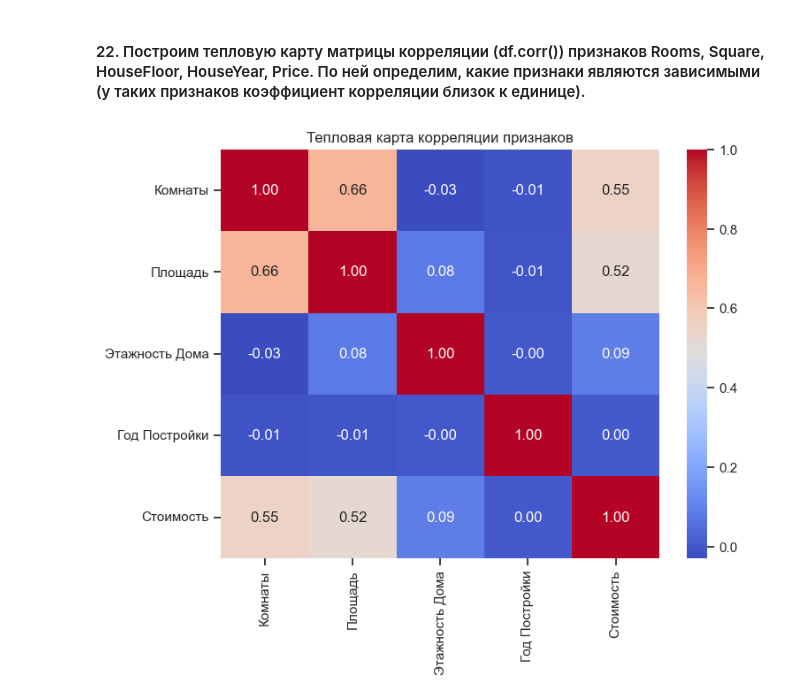
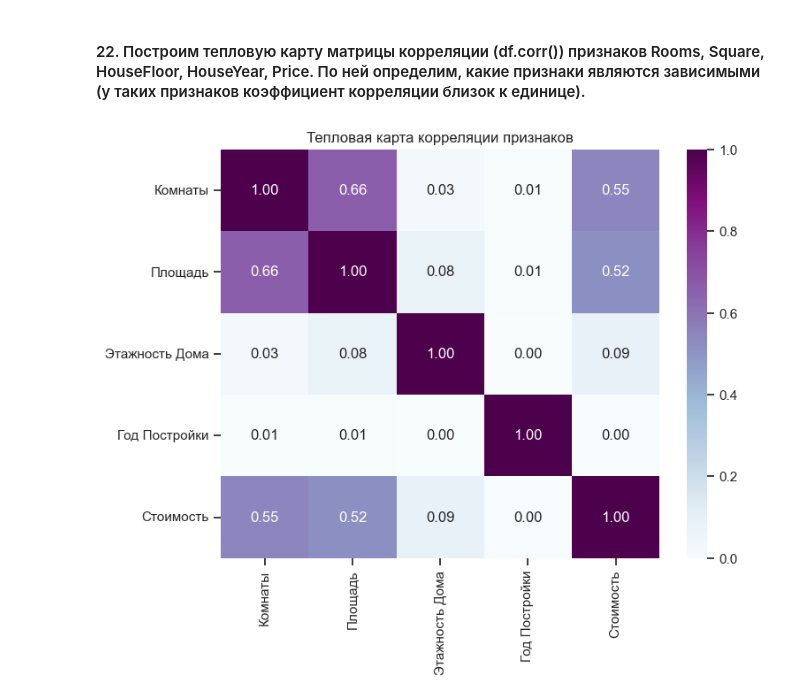
Before and after one commit to CamilaMusina/ML, a Jupyter notebook: lab1/lab1_ml.ipynb, the cells around one changed output. Drawn from its saved outputs; the diff is of its cells as text; code cells hidden in the pictures.

```diff
--- a/lab1/lab1_ml.ipynb
+++ b/lab1/lab1_ml.ipynb
@@ -576,11 +598,11 @@ with mp.Pool(num_processes) as pool:
 # %%
 features = ["Комнаты", "Площадь", "Этажность Дома", "Год Постройки", "Стоимость"]
 ft_data = data[features]
-corr_mtr = ft_data.corr()
+corr_mtr = ft_data.corr().abs()
 
 plt.figure(figsize=(8,6))
-sns.heatmap(corr_mtr, annot=True, cmap='coolwarm', fmt=".2f")
+sns.heatmap(corr_mtr, annot=True, cmap='BuPu', fmt=".2f", vmin=0, vmax=1)
 plt.title('Тепловая карта корреляции признаков')
 plt.show()
 # %% [output]
-[figure, old version]
+[figure, new version]
```
Also changed, not shown: parts of 7 cells of this notebook.
